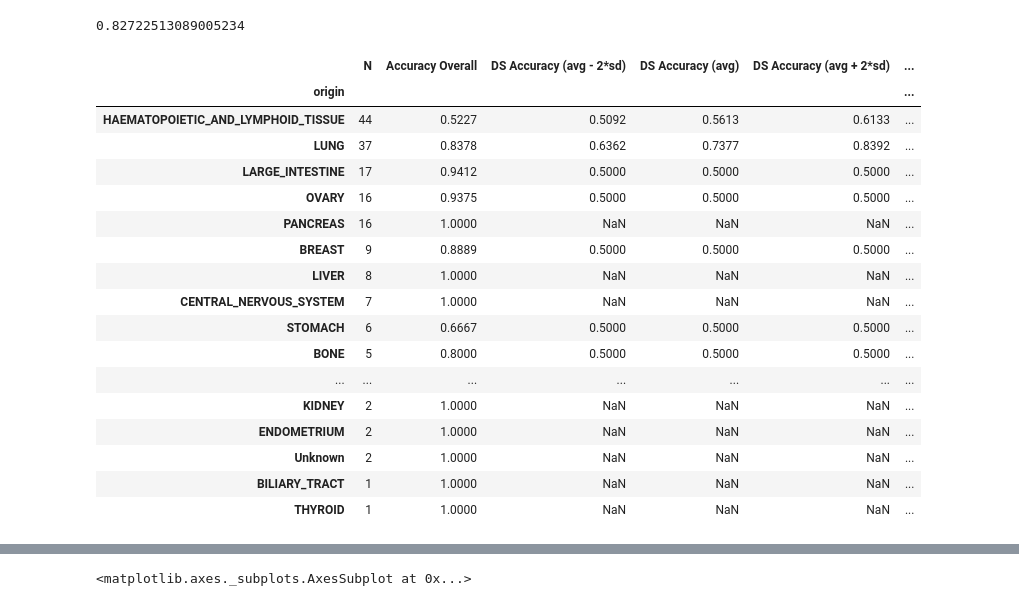
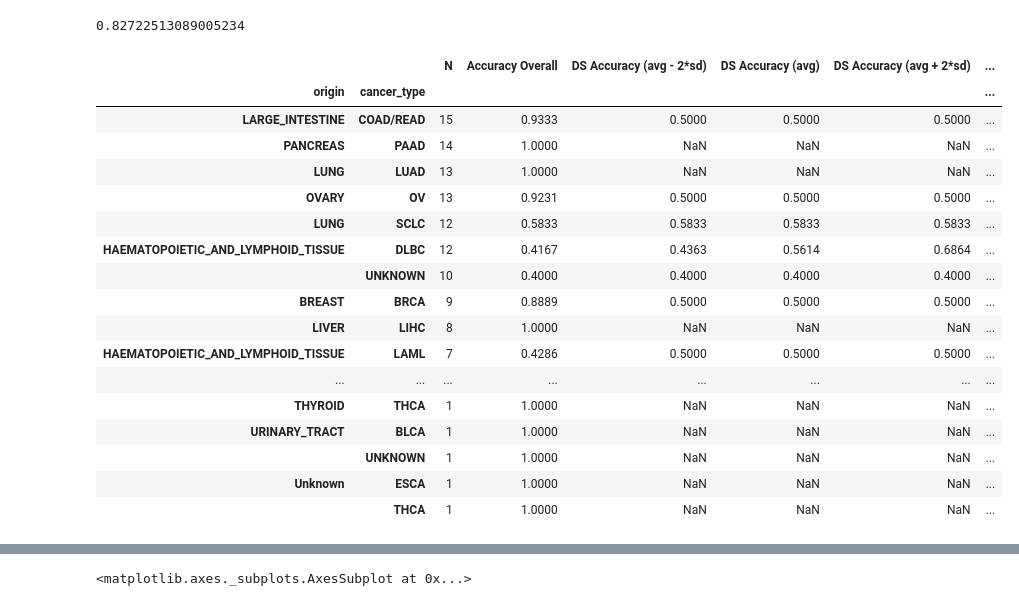
Before and after one commit to eric-czech/musc_genomics, a Jupyter notebook: src/python/notebook/analysis/cosmic_prediction_analysis.ipynb, the cells around one changed output, grey strips where cells are left out. Drawn from its saved outputs; the diff is of its cells as text; code cells hidden in the pictures.

Commit message:
sclc predictions

```diff
--- a/src/python/notebook/analysis/cosmic_prediction_analysis.ipynb
+++ b/src/python/notebook/analysis/cosmic_prediction_analysis.ipynb
@@ -96,6 +96,7 @@ assert 'TTTHYR' in d['tumor_id'].values
 d['y_true'] = (d['value_ic50'] <= -1).astype(np.int64)
 d['y_pred'] = (d[c_proba] >= .5).astype(np.int64)
 d = d.rename(columns={c_proba: 'y_proba'})
+d['cancer_type'] = d['cancer_type'].fillna('UNKNOWN')
 d.info()
 # %% [output]
 <class 'pandas.core.frame.DataFrame'>
@@ -171,6 +172,7 @@ d.groupby(['y_pred', 'y_true']).size().unstack()
 from sklearn.metrics import accuracy_score, precision_score, recall_score, roc_auc_score, average_precision_score
 from statsmodels.sandbox.stats.runs import mcnemar
 from ml.sampling import get_downsampled_index
+import scipy
 
 rs = np.random.RandomState(8932)
 
@@ -196,60 +198,61 @@ def get_stats(g):
         #acc_ds = (accs.min(), accs.mean(), accs.max())
 
     cm = g.groupby(['y_true', 'y_pred']).size().unstack()
-    p1 = scipy.stats.fisher_exact(cm.values)[1] if cm.shape[1] > 1 else np.nan
+    p1 = 1.#scipy.stats.fisher_exact(cm.values)[1] if cm.shape[1] > 1 else np.nan
     p2 = mcnemar(g['y_pred'], g['y_true'])[1]
 
     outlier1 = g['is.outlier.one.class'].sum()
     outlier2 = (g['is.outlier.two.class'] >= .5).sum()
     return pd.Series({
         'n': len(g),
         'n_pos': g['y_true'].sum(),
         'n_neg': n - g['y_true'].sum(),
         'true_positive': tp,
         'false_positive': fp,
         'pred_positive': (g['y_pred'] == 1).sum(),
         'true_negative': tn,
         'false_negative': fn,
         'pred_negative': (g['y_pred'] == 0).sum(),
         'accuracy': accuracy_score(g['y_true'], g['y_pred']),
         'acc_lo': acc_ds[0],
         'acc_avg': acc_ds[1],
         'acc_hi': acc_ds[2]
     })
 cols = [
     'n', 'accuracy', 'acc_lo', 'acc_avg', 'acc_hi',
     'n_pos', 'true_positive', 'false_positive',
     'n_neg', 'true_negative', 'false_negative'
 ]
-dt = d.groupby('origin').apply(get_stats).sort_values('n', ascending=False)[cols]
+
+c_grp = ['origin', 'cancer_type']
+dt = d.groupby(c_grp).apply(get_stats).sort_values('n', ascending=False)[cols]
 dt = dt.apply(lambda x: x.astype(np.int64) if not x.name.startswith('acc') else x.round(4))
 dt.columns = [
     'N', 'Accuracy Overall', 'DS Accuracy (avg - 2*sd)',
     'DS Accuracy (avg)', 'DS Accuracy (avg + 2*sd)',
     'Number Sensitive', 'True Positives', 'False Positives',
     'Number Not Sensitive', 'True Negatives', 'False Negatives',
 ]
-# with open('./cosmic_prediction_analysis_results/cosmic_predictions.html', 'w') as fd:
-#     fd.write(dt.to_html())
-dt.reset_index().rename(columns={'origin': 'Origin'})\
-    .to_csv('./cosmic_prediction_analysis_results/cosmic_predictions.csv', index=False)
+
+dt.reset_index().rename(columns={'origin': 'Origin', 'cancer_type': 'Type'})\
+   .to_csv('./cosmic_prediction_analysis_results/cosmic_predictions_by_type.csv', index=False)
 dt
 # %% [output]
-|  | N | Accuracy Overall | DS Accuracy (avg - 2*sd) | DS Accuracy (avg) | DS Accuracy (avg + 2*sd) | ... |
-| origin |  |  |  |  |  | ... |
-| HAEMATOPOIETIC_AND_LYMPHOID_TISSUE | 44 | 0.5227 | 0.5092 | 0.5613 | 0.6133 | ... |
-| LUNG | 37 | 0.8378 | 0.6362 | 0.7377 | 0.8392 | ... |
-| LARGE_INTESTINE | 17 | 0.9412 | 0.5000 | 0.5000 | 0.5000 | ... |
-| OVARY | 16 | 0.9375 | 0.5000 | 0.5000 | 0.5000 | ... |
-| PANCREAS | 16 | 1.0000 | NaN | NaN | NaN | ... |
-| BREAST | 9 | 0.8889 | 0.5000 | 0.5000 | 0.5000 | ... |
-| LIVER | 8 | 1.0000 | NaN | NaN | NaN | ... |
-| CENTRAL_NERVOUS_SYSTEM | 7 | 1.0000 | NaN | NaN | NaN | ... |
-| STOMACH | 6 | 0.6667 | 0.5000 | 0.5000 | 0.5000 | ... |
-| BONE | 5 | 0.8000 | 0.5000 | 0.5000 | 0.5000 | ... |
-| ... | ... | ... | ... | ... | ... | ... |
-| KIDNEY | 2 | 1.0000 | NaN | NaN | NaN | ... |
-| ENDOMETRIUM | 2 | 1.0000 | NaN | NaN | NaN | ... |
-| Unknown | 2 | 1.0000 | NaN | NaN | NaN | ... |
-| BILIARY_TRACT | 1 | 1.0000 | NaN | NaN | NaN | ... |
-| THYROID | 1 | 1.0000 | NaN | NaN | NaN | ... |
+|  |  | N | Accuracy Overall | DS Accuracy (avg - 2*sd) | DS Accuracy (avg) | DS Accuracy (avg + 2*sd) | ... |
+| origin | cancer_type |  |  |  |  |  | ... |
+| LARGE_INTESTINE | COAD/READ | 15 | 0.9333 | 0.5000 | 0.5000 | 0.5000 | ... |
+| PANCREAS | PAAD | 14 | 1.0000 | NaN | NaN | NaN | ... |
+| LUNG | LUAD | 13 | 1.0000 | NaN | NaN | NaN | ... |
+| OVARY | OV | 13 | 0.9231 | 0.5000 | 0.5000 | 0.5000 | ... |
+| LUNG | SCLC | 12 | 0.5833 | 0.5833 | 0.5833 | 0.5833 | ... |
+| HAEMATOPOIETIC_AND_LYMPHOID_TISSUE | DLBC | 12 | 0.4167 | 0.4363 | 0.5614 | 0.6864 | ... |
+|  | UNKNOWN | 10 | 0.4000 | 0.4000 | 0.4000 | 0.4000 | ... |
+| BREAST | BRCA | 9 | 0.8889 | 0.5000 | 0.5000 | 0.5000 | ... |
+| LIVER | LIHC | 8 | 1.0000 | NaN | NaN | NaN | ... |
+| HAEMATOPOIETIC_AND_LYMPHOID_TISSUE | LAML | 7 | 0.4286 | 0.5000 | 0.5000 | 0.5000 | ... |
+| ... | ... | ... | ... | ... | ... | ... | ... |
+| THYROID | THCA | 1 | 1.0000 | NaN | NaN | NaN | ... |
+| URINARY_TRACT | BLCA | 1 | 1.0000 | NaN | NaN | NaN | ... |
+|  | UNKNOWN | 1 | 1.0000 | NaN | NaN | NaN | ... |
+| Unknown | ESCA | 1 | 1.0000 | NaN | NaN | NaN | ... |
+|  | THCA | 1 | 1.0000 | NaN | NaN | NaN | ... |
```
Also changed, not shown: parts of 3 cells of this notebook, 2 other files.
